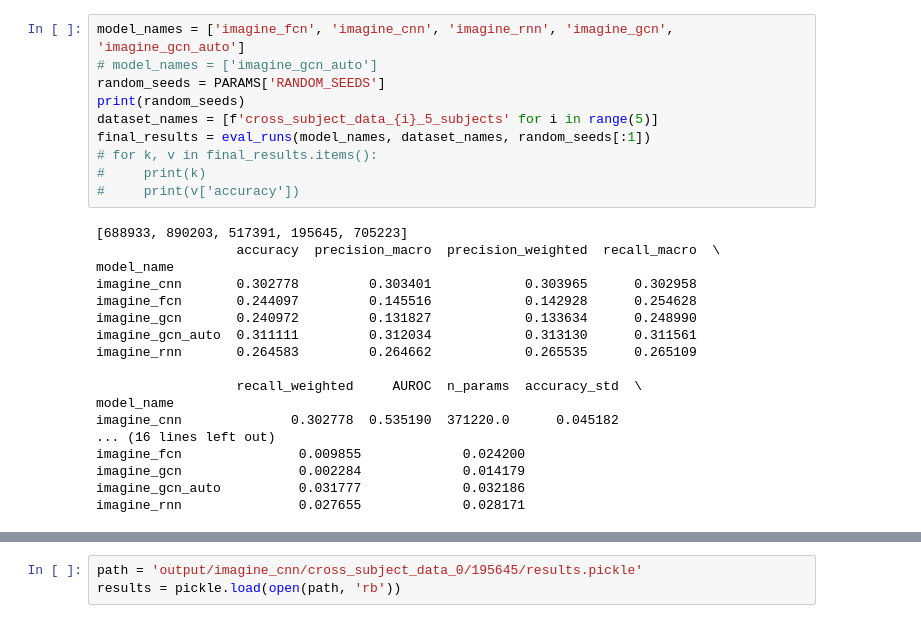
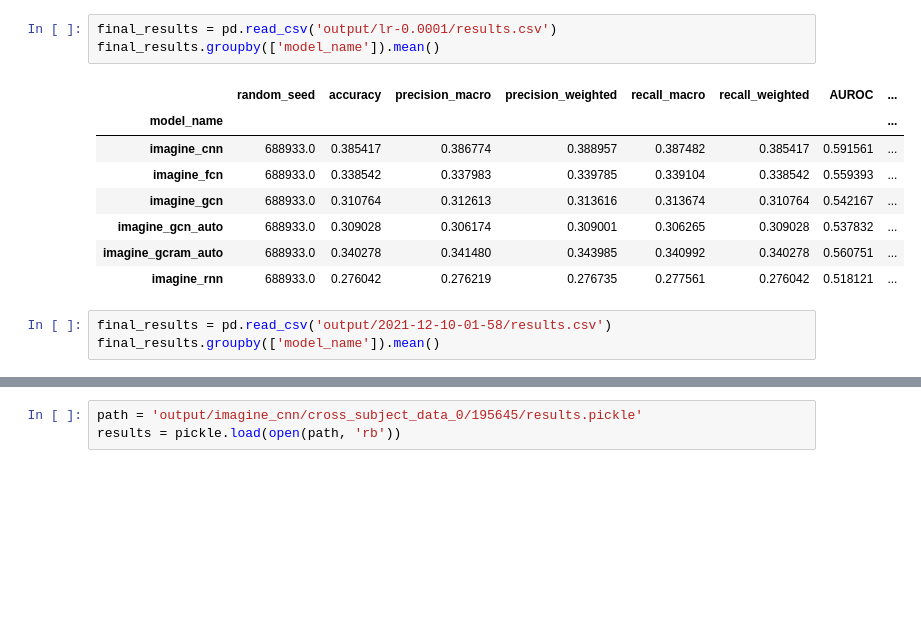
Before and after one commit to amar-enkhbat/thesis-2022, a Jupyter notebook: eval.ipynb, the cells around one changed output, grey strips where cells are left out. Cells and saved outputs as stored; diff of their text form; blank space fills up the shorter version.

Commit message:
Add GATAuto, GCRAMAuto

```diff
--- a/eval.ipynb
+++ b/eval.ipynb
@@ -61,29 +9,16 @@ def eval_runs(model_names, dataset_names, random_seeds):
-# %%
-model_names = ['imagine_fcn', 'imagine_cnn', 'imagine_rnn', 'imagine_gcn', 'imagine_gcn_auto']
-# model_names = ['imagine_gcn_auto']
-random_seeds = PARAMS['RANDOM_SEEDS']
-print(random_seeds)
-dataset_names = [f'cross_subject_data_{i}_5_subjects' for i in range(5)]
-final_results = eval_runs(model_names, dataset_names, random_seeds[:1])
-# for k, v in final_results.items():
-#     print(k)
-#     print(v['accuracy'])
-# %% [output]
-[688933, 890203, 517391, 195645, 705223]
-                  accuracy  precision_macro  precision_weighted  recall_macro  \
-model_name
-imagine_cnn       0.302778         0.303401            0.303965      0.302958
-imagine_fcn       0.244097         0.145516            0.142928      0.254628
-imagine_gcn       0.240972         0.131827            0.133634      0.248990
-imagine_gcn_auto  0.311111         0.312034            0.313130      0.311561
-imagine_rnn       0.264583         0.264662            0.265535      0.265109
-
-                  recall_weighted     AUROC  n_params  accuracy_std  \
-model_name
-imagine_cnn              0.302778  0.535190  371220.0      0.045182
-... (16 lines left out)
-imagine_fcn               0.009855             0.024200
-imagine_gcn               0.002284             0.014179
-imagine_gcn_auto          0.031777             0.032186
-imagine_rnn               0.027655             0.028171
+# %%
+final_results = pd.read_csv('output/lr-0.0001/results.csv')
+final_results.groupby(['model_name']).mean()
+# %% [output]
+|  | random_seed | accuracy | precision_macro | precision_weighted | recall_macro | recall_weighted | AUROC | ... |
+| model_name |  |  |  |  |  |  |  | ... |
+| imagine_cnn | 688933.0 | 0.385417 | 0.386774 | 0.388957 | 0.387482 | 0.385417 | 0.591561 | ... |
+| imagine_fcn | 688933.0 | 0.338542 | 0.337983 | 0.339785 | 0.339104 | 0.338542 | 0.559393 | ... |
+| imagine_gcn | 688933.0 | 0.310764 | 0.312613 | 0.313616 | 0.313674 | 0.310764 | 0.542167 | ... |
+| imagine_gcn_auto | 688933.0 | 0.309028 | 0.306174 | 0.309001 | 0.306265 | 0.309028 | 0.537832 | ... |
+| imagine_gcram_auto | 688933.0 | 0.340278 | 0.341480 | 0.343985 | 0.340992 | 0.340278 | 0.560751 | ... |
+| imagine_rnn | 688933.0 | 0.276042 | 0.276219 | 0.276735 | 0.277561 | 0.276042 | 0.518121 | ... |
+# %%
+final_results = pd.read_csv('output/2021-12-10-01-58/results.csv')
+final_results.groupby(['model_name']).mean()
 # %%
```
Also changed, not shown: parts of 4 cells of this notebook, 9 other files.
